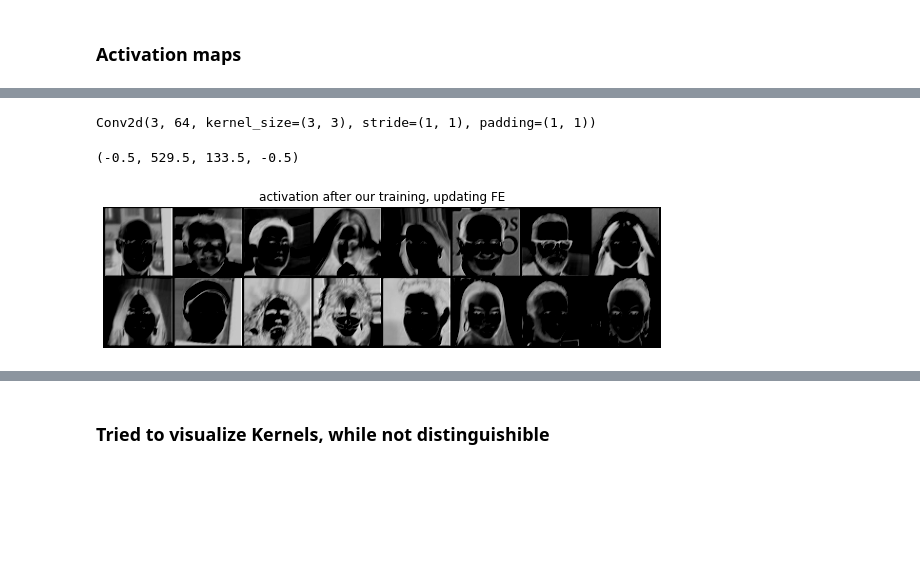
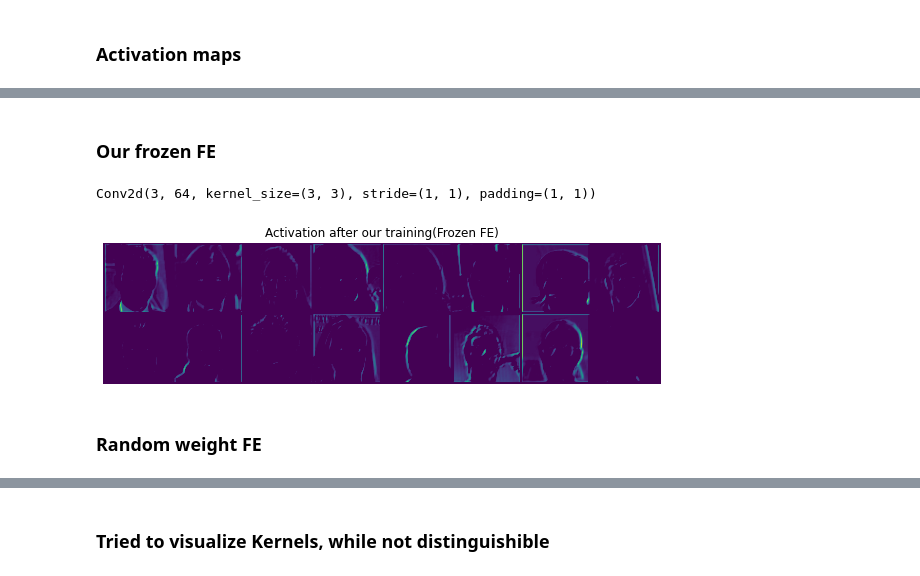
Before and after one commit to wqlevi/srgan_three, a Jupyter notebook: Activation different on FE.ipynb, the cells around one changed output, grey strips where cells are left out. Drawn from its saved outputs; the diff is of its cells as text; code cells hidden in the pictures; blank space fills up the shorter version.

```diff
--- a/Activation different on FE.ipynb
+++ b/Activation different on FE.ipynb
@@ -9,6 +32,8 @@ from dataset import dataloader
 # %%
+%%capture --no-display
 # load our weights to VGG-19
 FE = FeatureExtractor().cuda()
-ckp = torch.load("toy-model_9_epoch.pth")
-FE.load_state_dict(ckp['FE_state_dict'])
+#ckp = torch.load("esrgan_2d_FE_9_epoch.pth")
+#FE.load_state_dict(ckp['FE_state_dict'])
+load_unmatched(FE, "esrgan_2d_FE_9_epoch.pth", key_dict = "FE_state_dict")
 # %% [output]
@@ -59,9 +93,11 @@ plt.axis('off')
+# %% [markdown]
+### Our frozen FE
 # %%
 # infer image through FE with our trained weights
 ls = list(FE.vgg19_54.named_modules())
+first_conv_kernel = ls[0][1][0]
+print(first_conv_kernel)
+# %% [output]
+Conv2d(3, 64, kernel_size=(3, 3), stride=(1, 1), padding=(1, 1))
-# %%
-ls[0][1][0]
-# %% [output]
-Conv2d(3, 64, kernel_size=(3, 3), stride=(1, 1), padding=(1, 1))
 # %%
-res = ls[0][1][0](im['hr'].cuda())
+SR = first_conv_kernel(im['hr'].cuda())
@@ -70,11 +104,9 @@ grid_act = make_grid(res)
-# %%
-plt.figure(figsize=(10,20))
-plt.imshow(grid_act[0].cpu().numpy(),vmin=0,cmap='gray')
-plt.title("activation after our training, updating FE")
-plt.axis('off')
-# %% [output]
-(-0.5, 529.5, 133.5, -0.5)
-[figure, removed]
+# %%
+plot_grids(SR, "Activation after our training(Frozen FE)")
+# %% [output]
+[figure, added]
+# %% [markdown]
+### Random weight FE
 # %%
 # infer image through empty weights of FE
 FE_empty = FeatureExtractor().cuda()
```
Also changed, not shown: parts of 20 cells of this notebook, 5 other files.
